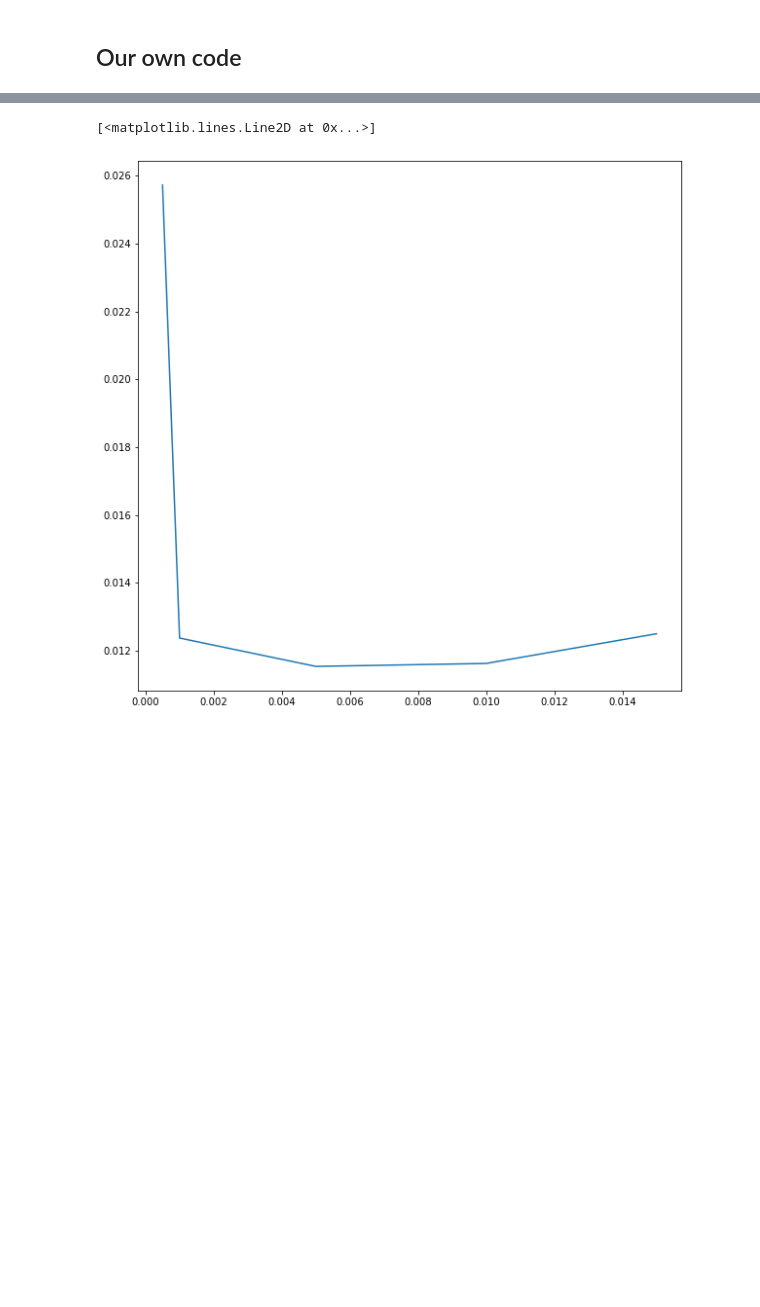
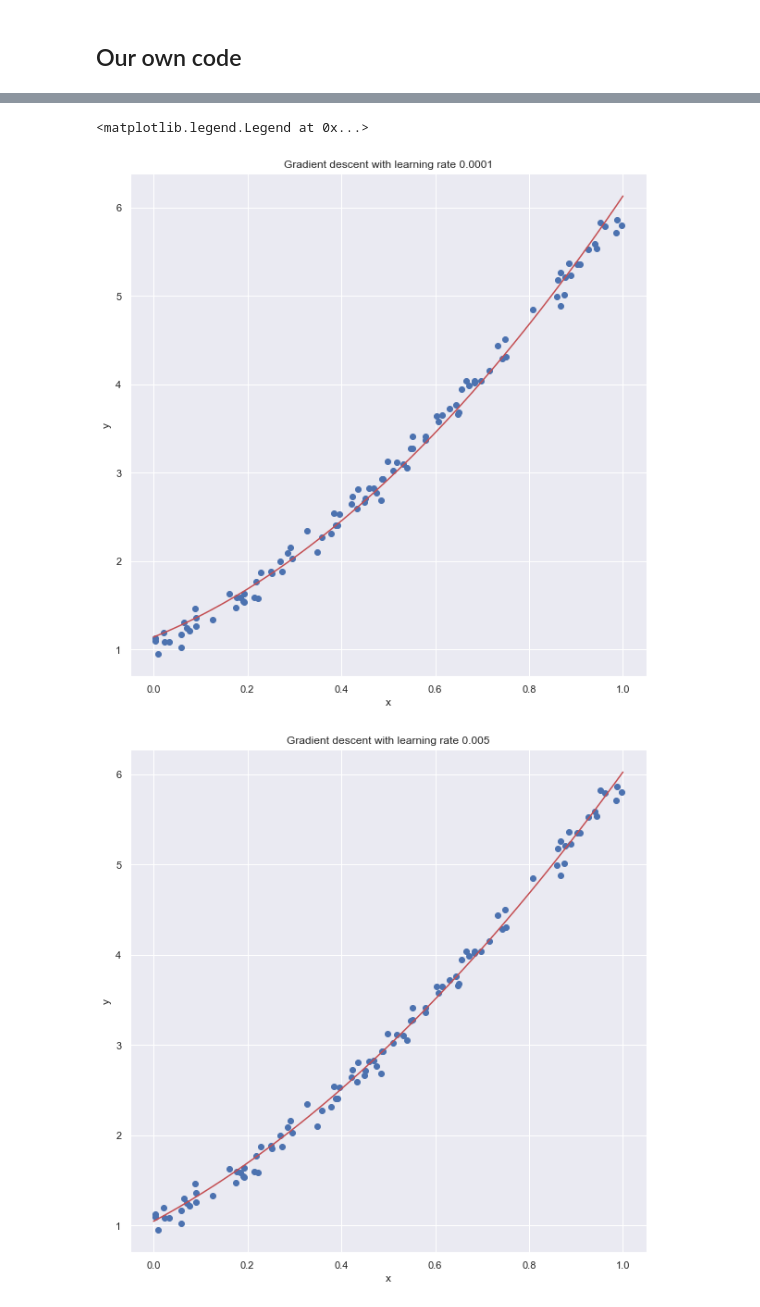
Before and after one commit to matteodales/-FYS-STK4155_Applied_Data_Analysis_and_Machine_Learning, a Jupyter notebook: project2/project2_notebook.ipynb, the cells around one changed output, grey strips where cells are left out. Saved outputs shown, nothing was run; the diff lists cells and outputs as text; code cells hidden in the pictures; blank space fills up the shorter version.

```diff
--- a/project2/project2_notebook.ipynb
+++ b/project2/project2_notebook.ipynb
@@ -1271,0 +1221,14 @@ class NeuralNetwork_multi:
+# %%
+#gridsearch (batch size, learning rate)
+
+batch_sizes = [1,5,10,20,50]
+eta_list = [0.0005, 0.001, 0.005, 0.01, 0.015]
+
+MSE = np.zeros((len(batch_sizes), len(eta_list)))
+
+for i in range(len(batch_sizes)):
+    batch_size = batch_sizes[i]
+    for j in range(len(eta_list)):
+        eta = eta_list[j]
+        betas = stochastic_gradient_descent(X,y,eta,100,batch_size)
+        MSE[i,j] =  mse(ytest,Xtest @ betas)
@@ -1272,23 +1245,30 @@ class NeuralNetwork_multi:
 # %%
 n = 100
 x = np.random.rand(n,1)
 y = 1+3*x+2*x**2+0.1*np.random.randn(n,1)
+
+x_lins = np.linspace(0,1,100)
+
 
 X = np.c_[np.ones((n,1)), x, x**2]
 
 Xtrain, Xtest, ytrain, ytest = train_test_split(X, y, test_size=0.2)
 
 n_its = 500
-eta_list = [0.0005, 0.001, 0.005, 0.01, 0.015]
-MSE_list = []
+eta_list = [0.0001, 0.005, 0.02]
 
 for eta in eta_list:
     betas = gradient_descent(Xtrain, ytrain, eta, n_its)
     ypred = Xtest @ betas
-    MSE_list.append(mse(ytest,ypred))
 
-fig = plt.figure(figsize = (10,10))
-plt.plot(eta_list,MSE_list)
+    fig = plt.figure(figsize = (10,10))
+    plt.scatter(x,y,label="Data")
+    plt.plot(x_lins, betas[0] + betas[1]*x_lins + betas[2]*x_lins**2, 'r',label="Obtained curve")
+    plt.xlabel("x")
+    plt.ylabel("y")
+    plt.title("Gradient descent with learning rate " + str(eta))
+plt.legend()
 # %% [output]
-[<matplotlib.lines.Line2D at 0x...>]
+<matplotlib.legend.Legend at 0x...>
-[figure, old version]
+[figure, new version]
+[figure, added]
```
Also changed, not shown: parts of 43 cells of this notebook.
